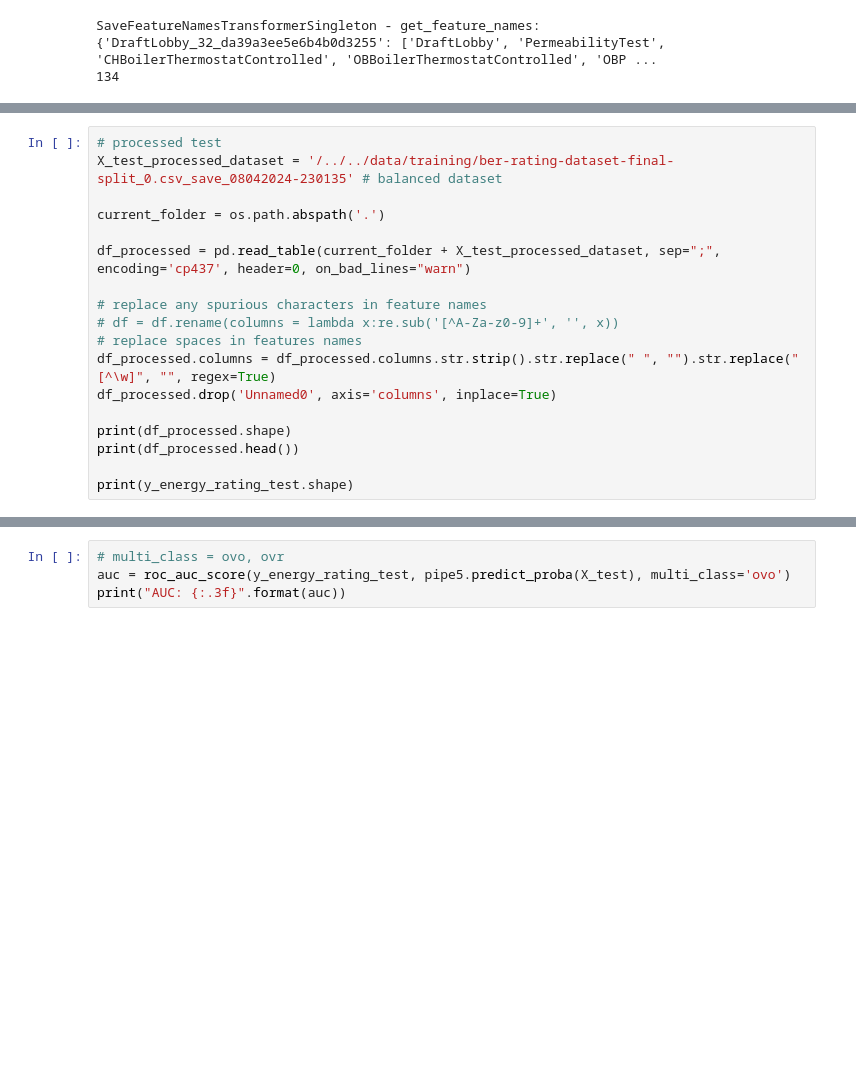
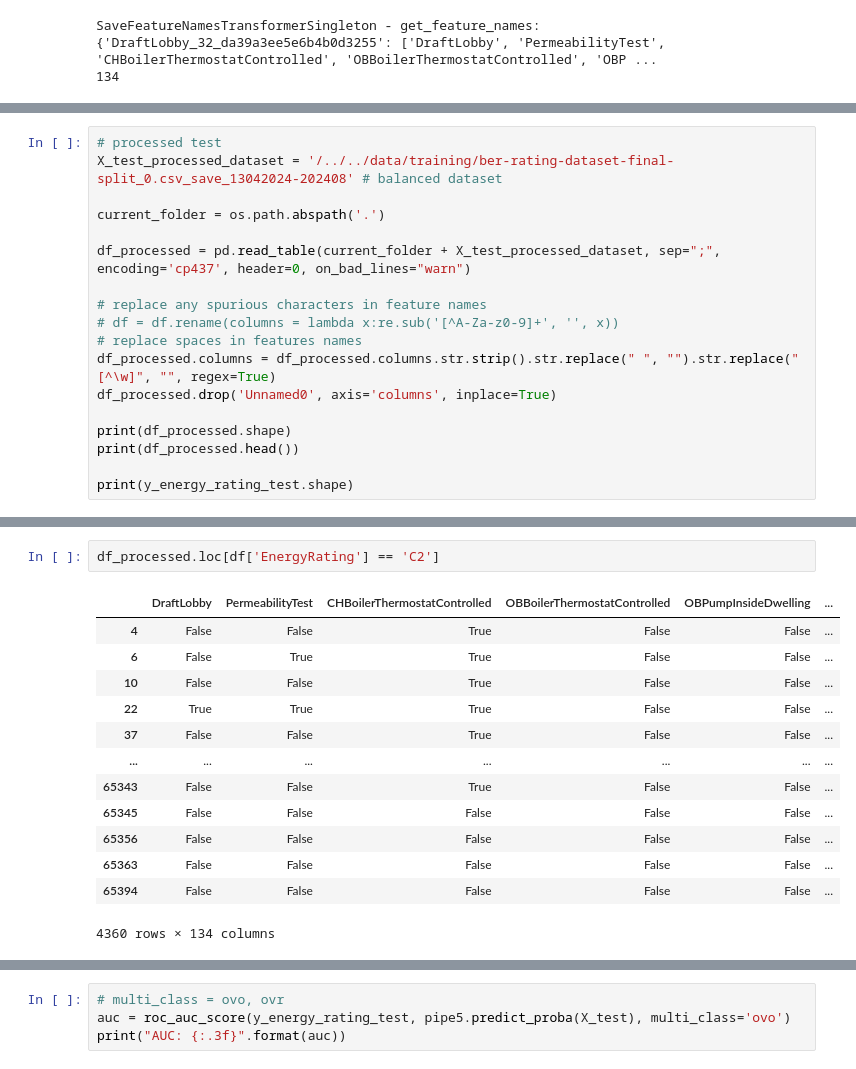
Before and after one commit to jbyrneirl/BER-Rating-AI-Model, a Jupyter notebook: notebooks/data-preparation/LightGBMClassifier.ipynb, the cells around one changed output, grey strips where cells are left out. Cells and saved outputs as stored; diff of their text form; blank space fills up the shorter version.

```diff
--- a/notebooks/data-preparation/LightGBMClassifier.ipynb
+++ b/notebooks/data-preparation/LightGBMClassifier.ipynb
@@ -894,7 +897,7 @@ show(ebm_global_2)
 [interactive output not drawn]
 # %%
 # processed test
-X_test_processed_dataset = '/../../data/training/ber-rating-dataset-final-split_0.csv_save_08042024-230135' # balanced dataset
+X_test_processed_dataset = '/../../data/training/ber-rating-dataset-final-split_0.csv_save_13042024-202408' # balanced dataset
 
 current_folder = os.path.abspath('.')
 
@@ -915 +934,17 @@ FileNotFoundError: [Errno 2] No such file or directory: 'c:\\Users\\jbyrne\\Docu
+# %%
+df_processed.loc[df['EnergyRating'] == 'C2']
+# %% [output]
+|  | DraftLobby | PermeabilityTest | CHBoilerThermostatControlled | OBBoilerThermostatControlled | OBPumpInsideDwelling | ... |
+| 4 | False | False | True | False | False | ... |
+| 6 | False | True | True | False | False | ... |
+| 10 | False | False | True | False | False | ... |
+| 22 | True | True | True | False | False | ... |
+| 37 | False | False | True | False | False | ... |
+| ... | ... | ... | ... | ... | ... | ... |
+| 65343 | False | False | True | False | False | ... |
+| 65345 | False | False | False | False | False | ... |
+| 65356 | False | False | False | False | False | ... |
+| 65363 | False | False | False | False | False | ... |
+| 65394 | False | False | False | False | False | ... |
+4360 rows × 134 columns
 # %%
```
Also changed, not shown: parts of 6 cells of this notebook, 4 other files.
